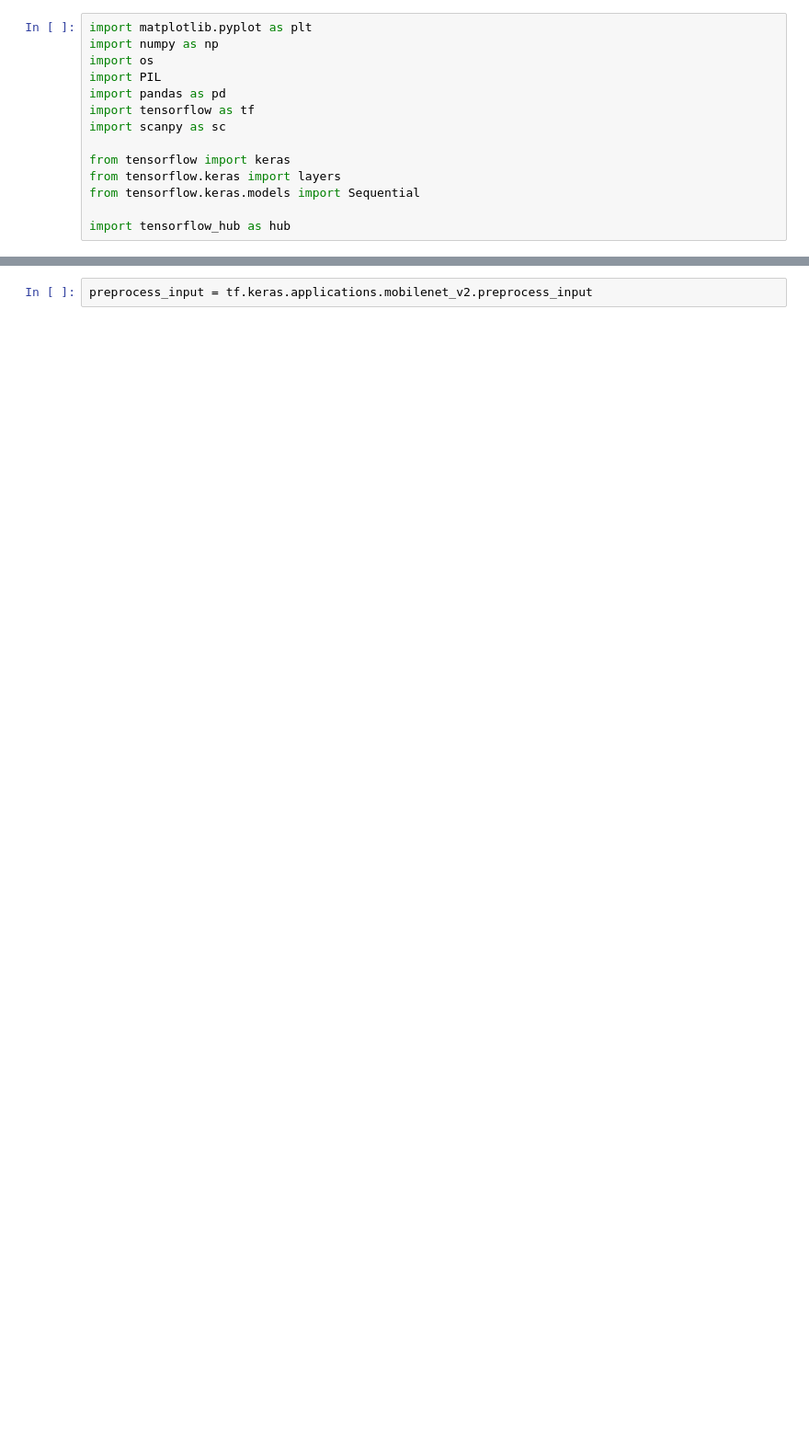
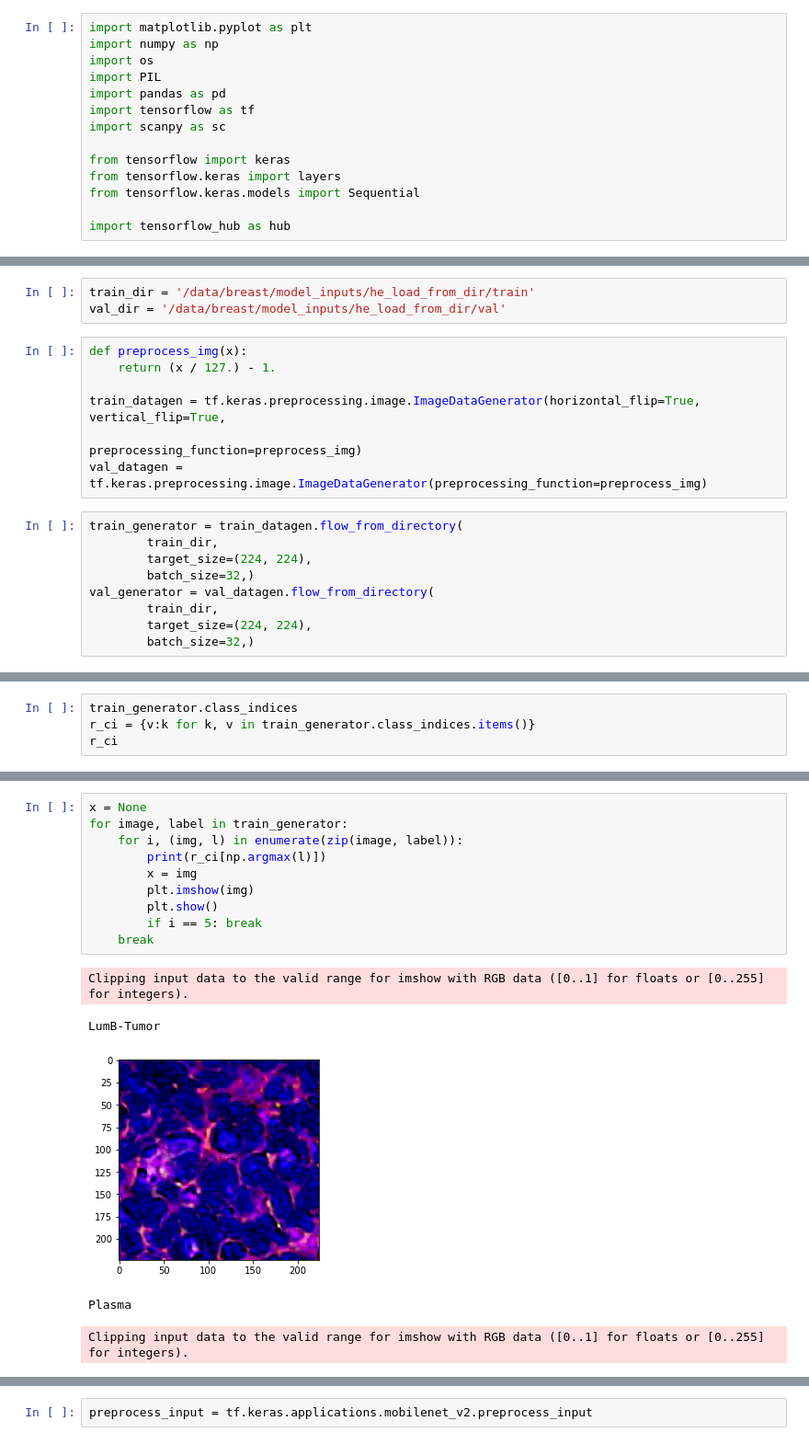
Before and after one commit to estorrs/spatial-analysis, a Jupyter notebook: notebooks/Untitled.ipynb, the cells around one changed output, grey strips where cells are left out. Shown: that part at 92% size. Drawn from its saved outputs; the diff is of its cells as text; blank space fills up the shorter version.

```diff
--- a/notebooks/Untitled.ipynb
+++ b/notebooks/Untitled.ipynb
@@ -166,0 +55,19 @@ AttributeError: module 'tensorflow_core.keras.layers.experimental.preprocessing'
+# %%
+train_dir = '/data/breast/model_inputs/he_load_from_dir/train'
+val_dir = '/data/breast/model_inputs/he_load_from_dir/val'
+# %%
+def preprocess_img(x):
+    return (x / 127.) - 1.
+
+train_datagen = tf.keras.preprocessing.image.ImageDataGenerator(horizontal_flip=True, vertical_flip=True,
+                                                               preprocessing_function=preprocess_img)
+val_datagen = tf.keras.preprocessing.image.ImageDataGenerator(preprocessing_function=preprocess_img)
+# %%
+train_generator = train_datagen.flow_from_directory(
+        train_dir,
+        target_size=(224, 224),
+        batch_size=32,)
+val_generator = val_datagen.flow_from_directory(
+        train_dir,
+        target_size=(224, 224),
+        batch_size=32,)
@@ -166,0 +77,4 @@ AttributeError: module 'tensorflow_core.keras.layers.experimental.preprocessing'
+# %%
+train_generator.class_indices
+r_ci = {v:k for k, v in train_generator.class_indices.items()}
+r_ci
@@ -166,0 +94,16 @@ AttributeError: module 'tensorflow_core.keras.layers.experimental.preprocessing'
+# %%
+x = None
+for image, label in train_generator:
+    for i, (img, l) in enumerate(zip(image, label)):
+        print(r_ci[np.argmax(l)])
+        x = img
+        plt.imshow(img)
+        plt.show()
+        if i == 5: break
+    break
+# %% [output]
+Clipping input data to the valid range for imshow with RGB data ([0..1] for floats or [0..255] for integers).
+LumB-Tumor
+[figure, added]
+Plasma
+Clipping input data to the valid range for imshow with RGB data ([0..1] for floats or [0..255] for integers).
```
Also changed, not shown: parts of 41 cells of this notebook.
